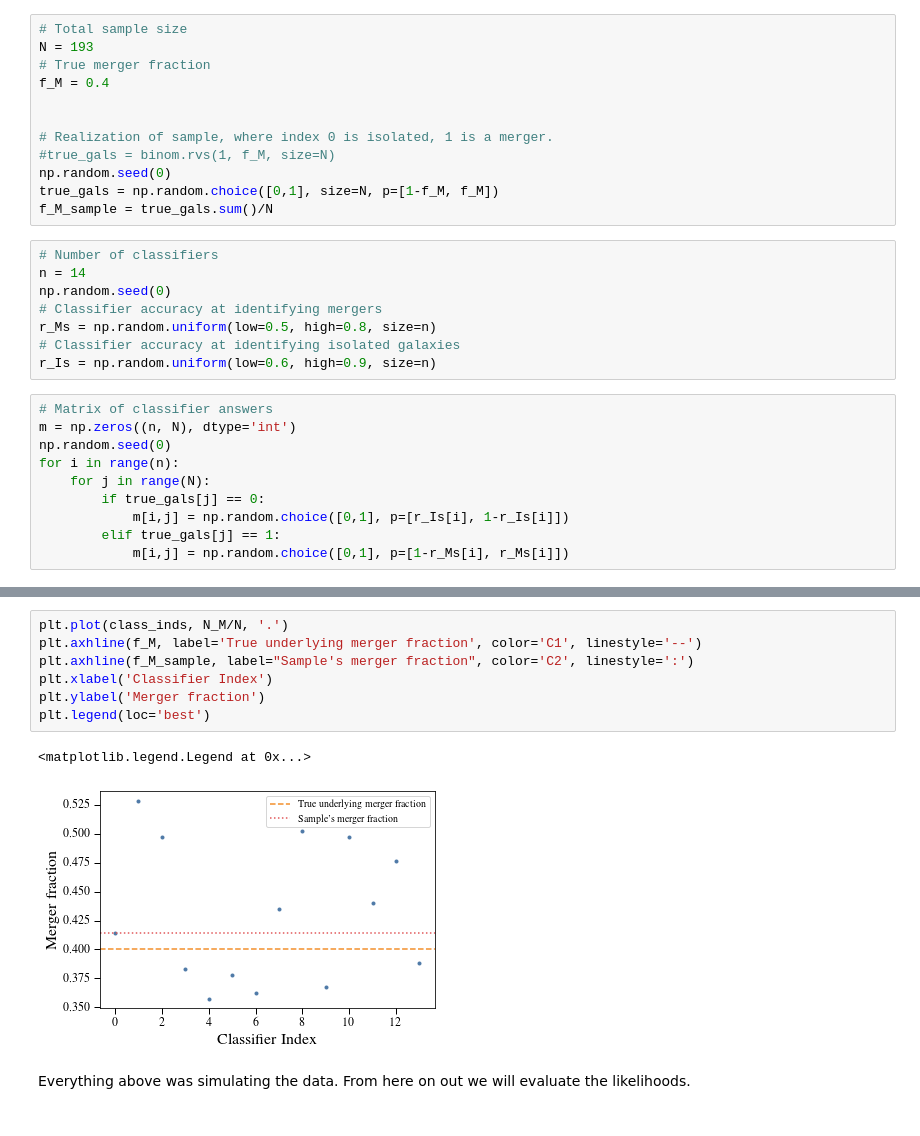
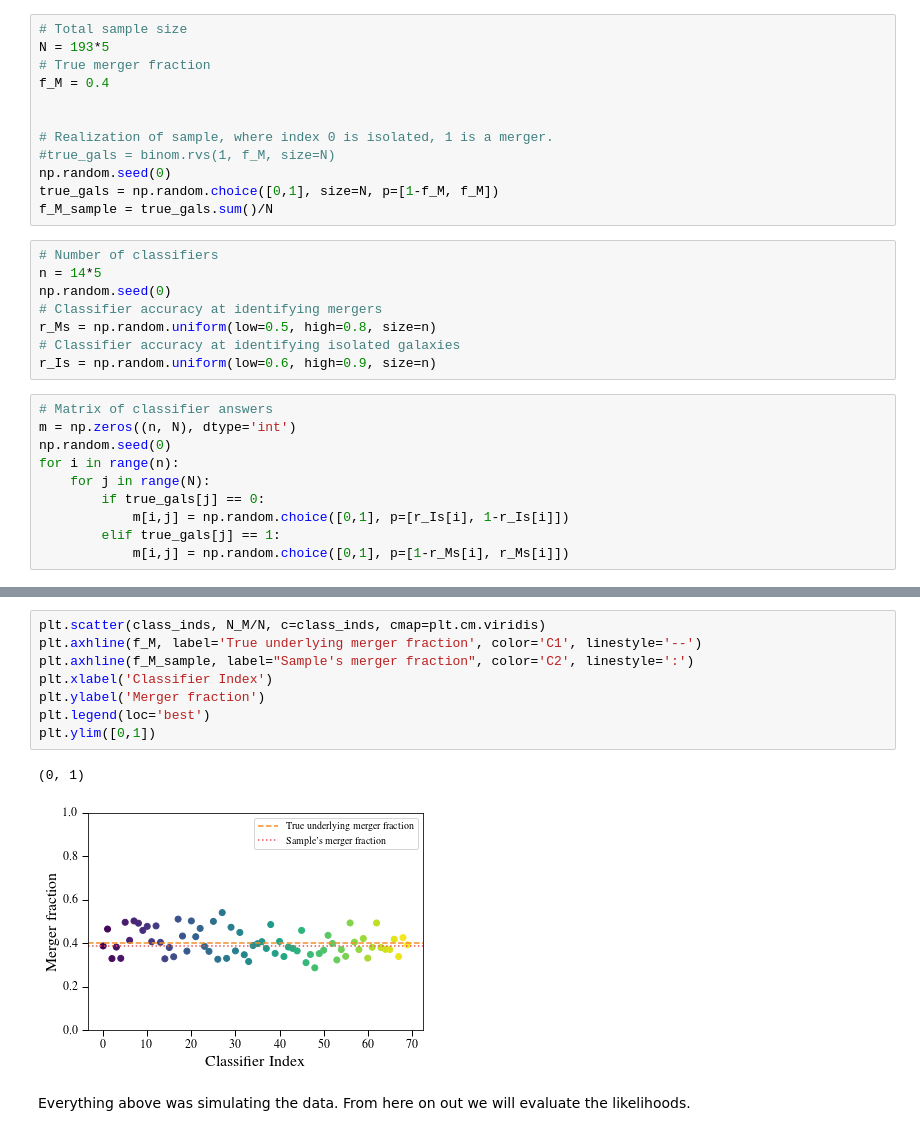
Before and after one commit to dncnwtts/merger_classification, a Jupyter notebook: simulated_analysis.ipynb, the cells around one changed output, grey strips where cells are left out. Cells and saved outputs as stored; diff of their text form.

```diff
--- a/simulated_analysis.ipynb
+++ b/simulated_analysis.ipynb
@@ -10,7 +10,7 @@ import warnings
 warnings.simplefilter('error', RuntimeWarning)
 # %%
 # Total sample size
-N = 193
+N = 193*5
 # True merger fraction
 f_M = 0.4
 
@@ -22,7 +22,7 @@ true_gals = np.random.choice([0,1], size=N, p=[1-f_M, f_M])
 f_M_sample = true_gals.sum()/N
 # %%
 # Number of classifiers
-n = 14
+n = 14*5
 np.random.seed(0)
 # Classifier accuracy at identifying mergers
 r_Ms = np.random.uniform(low=0.5, high=0.8, size=n)
@@ -63,13 +64,14 @@ plt.legend(loc='best')
 # %%
-plt.plot(class_inds, N_M/N, '.')
+plt.scatter(class_inds, N_M/N, c=class_inds, cmap=plt.cm.viridis)
 plt.axhline(f_M, label='True underlying merger fraction', color='C1', linestyle='--')
 plt.axhline(f_M_sample, label="Sample's merger fraction", color='C2', linestyle=':')
 plt.xlabel('Classifier Index')
 plt.ylabel('Merger fraction')
 plt.legend(loc='best')
+plt.ylim([0,1])
 # %% [output]
-<matplotlib.legend.Legend at 0x...>
+(0, 1)
-[figure, old version]
+[figure, new version]
 # %% [markdown]
 Everything above was simulating the data. From here on out we will evaluate the likelihoods.
 # %%
```
Also changed, not shown: parts of 17 cells of this notebook.
